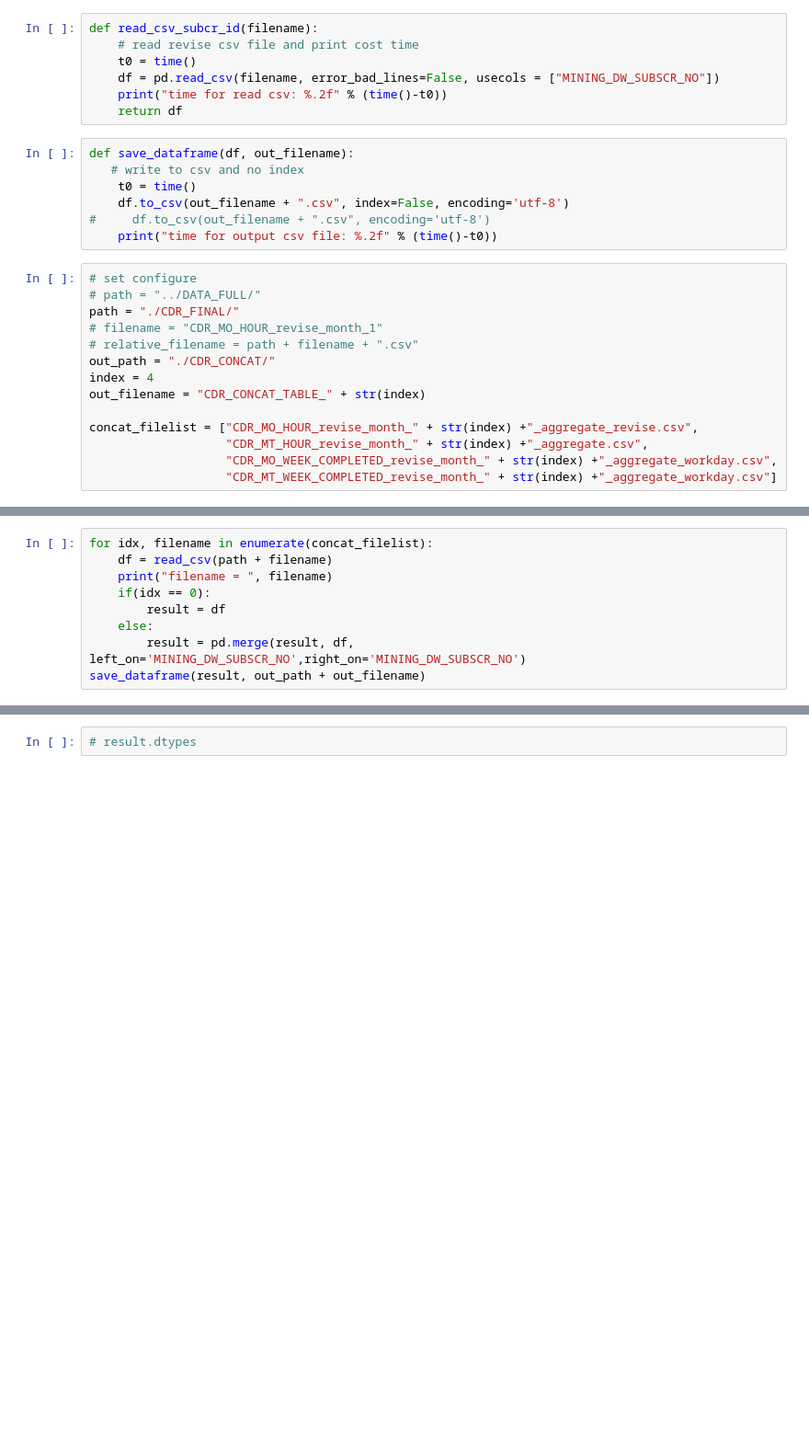
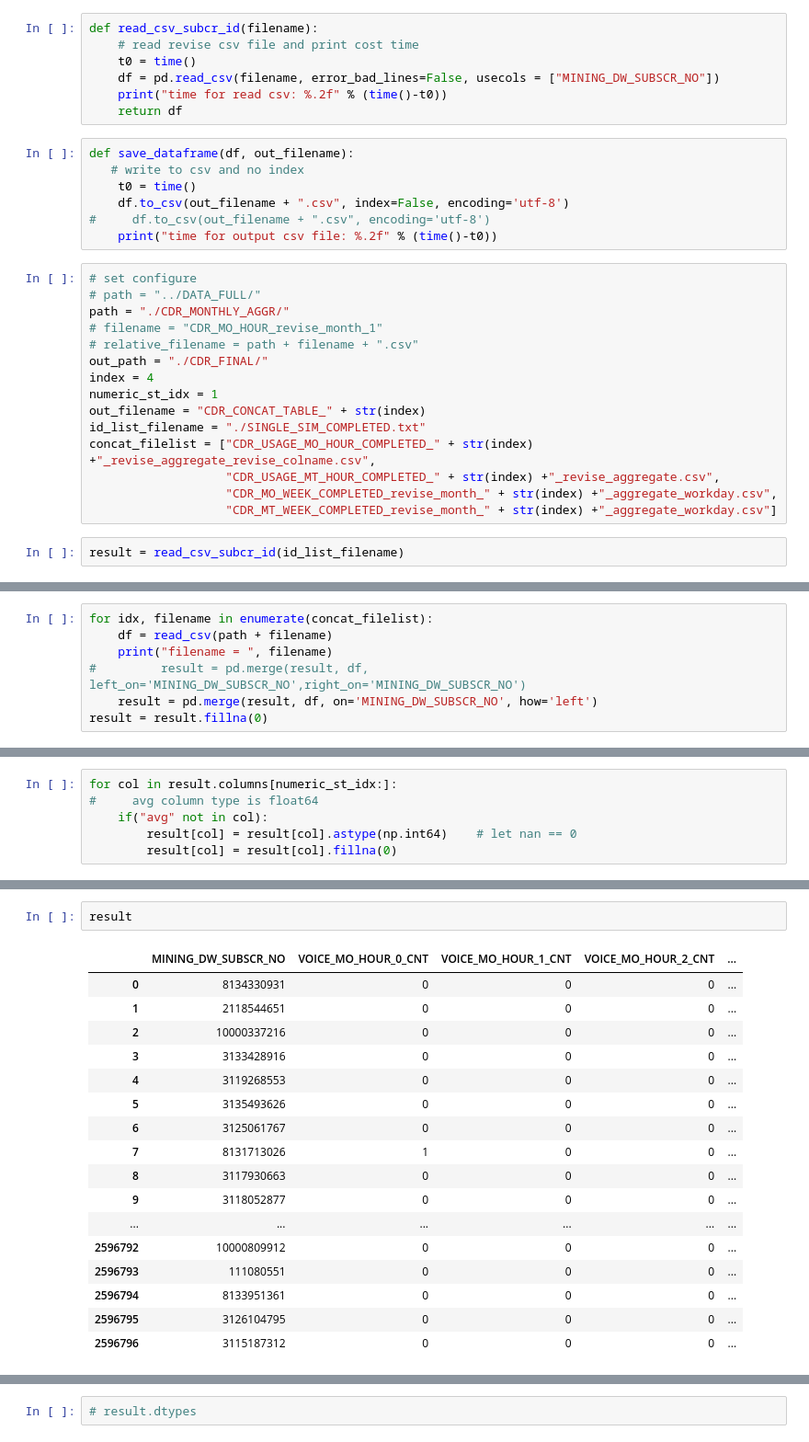
Before and after one commit to xiaosean/preprocess_py, a Jupyter notebook: insection_concat_csv.ipynb, the cells around one changed output, grey strips where cells are left out. Shown: that part at 92% size. Cells and saved outputs as stored; diff of their text form; blank space fills up the shorter version.

```diff
--- a/insection_concat_csv.ipynb
+++ b/insection_concat_csv.ipynb
@@ -29,14 +29,17 @@ def save_dataframe(df, out_filename):
 # %%
 # set configure
 # path = "../DATA_FULL/"
-path = "./CDR_FINAL/"
+path = "./CDR_MONTHLY_AGGR/"
 # filename = "CDR_MO_HOUR_revise_month_1"
 # relative_filename = path + filename + ".csv"
-out_path = "./CDR_CONCAT/"
+out_path = "./CDR_FINAL/"
 index = 4
+numeric_st_idx = 1
 out_filename = "CDR_CONCAT_TABLE_" + str(index)
-
-concat_filelist = ["CDR_MO_HOUR_revise_month_" + str(index) +"_aggregate_revise.csv",
-                   "CDR_MT_HOUR_revise_month_" + str(index) +"_aggregate.csv",
+id_list_filename = "./SINGLE_SIM_COMPLETED.txt"
+concat_filelist = ["CDR_USAGE_MO_HOUR_COMPLETED_" + str(index) +"_revise_aggregate_revise_colname.csv",
+                   "CDR_USAGE_MT_HOUR_COMPLETED_" + str(index) +"_revise_aggregate.csv",
                    "CDR_MO_WEEK_COMPLETED_revise_month_" + str(index) +"_aggregate_workday.csv",
                    "CDR_MT_WEEK_COMPLETED_revise_month_" + str(index) +"_aggregate_workday.csv"]
+# %%
+result = read_csv_subcr_id(id_list_filename)
@@ -44,9 +70,7 @@ concat_filelist = ["CDR_MO_HOUR_revise_month_" + str(index) +"_aggregate_revise.
 for idx, filename in enumerate(concat_filelist):
     df = read_csv(path + filename)
     print("filename = ", filename)
-    if(idx == 0):
-        result = df
-    else:
-        result = pd.merge(result, df, left_on='MINING_DW_SUBSCR_NO',right_on='MINING_DW_SUBSCR_NO')
-save_dataframe(result, out_path + out_filename)
+#         result = pd.merge(result, df, left_on='MINING_DW_SUBSCR_NO',right_on='MINING_DW_SUBSCR_NO')
+    result = pd.merge(result, df, on='MINING_DW_SUBSCR_NO', how='left')
+result = result.fillna(0)
 # %% [output]
@@ -82,3 +85,9 @@ list(result.columns)
+# %%
+for col in result.columns[numeric_st_idx:]:
+#     avg column type is float64
+    if("avg" not in col):
+        result[col] = result[col].astype(np.int64)    # let nan == 0
+        result[col] = result[col].fillna(0)
 # %%
 result.dtypes
 # %% [output]
@@ -101,0 +111,20 @@ Length: 133, dtype: object
+# %%
+result
+# %% [output]
+|  | MINING_DW_SUBSCR_NO | VOICE_MO_HOUR_0_CNT | VOICE_MO_HOUR_1_CNT | VOICE_MO_HOUR_2_CNT | ... |
+| 0 | 8134330931 | 0 | 0 | 0 | ... |
+| 1 | 2118544651 | 0 | 0 | 0 | ... |
+| 2 | 10000337216 | 0 | 0 | 0 | ... |
+| 3 | 3133428916 | 0 | 0 | 0 | ... |
+| 4 | 3119268553 | 0 | 0 | 0 | ... |
+| 5 | 3135493626 | 0 | 0 | 0 | ... |
+| 6 | 3125061767 | 0 | 0 | 0 | ... |
+| 7 | 8131713026 | 1 | 0 | 0 | ... |
+| 8 | 3117930663 | 0 | 0 | 0 | ... |
+| 9 | 3118052877 | 0 | 0 | 0 | ... |
+| ... | ... | ... | ... | ... | ... |
+| 2596792 | 10000809912 | 0 | 0 | 0 | ... |
+| 2596793 | 111080551 | 0 | 0 | 0 | ... |
+| 2596794 | 8133951361 | 0 | 0 | 0 | ... |
+| 2596795 | 3126104795 | 0 | 0 | 0 | ... |
+| 2596796 | 3115187312 | 0 | 0 | 0 | ... |
```
Also changed, not shown: parts of 7 cells of this notebook, 13 other files.
